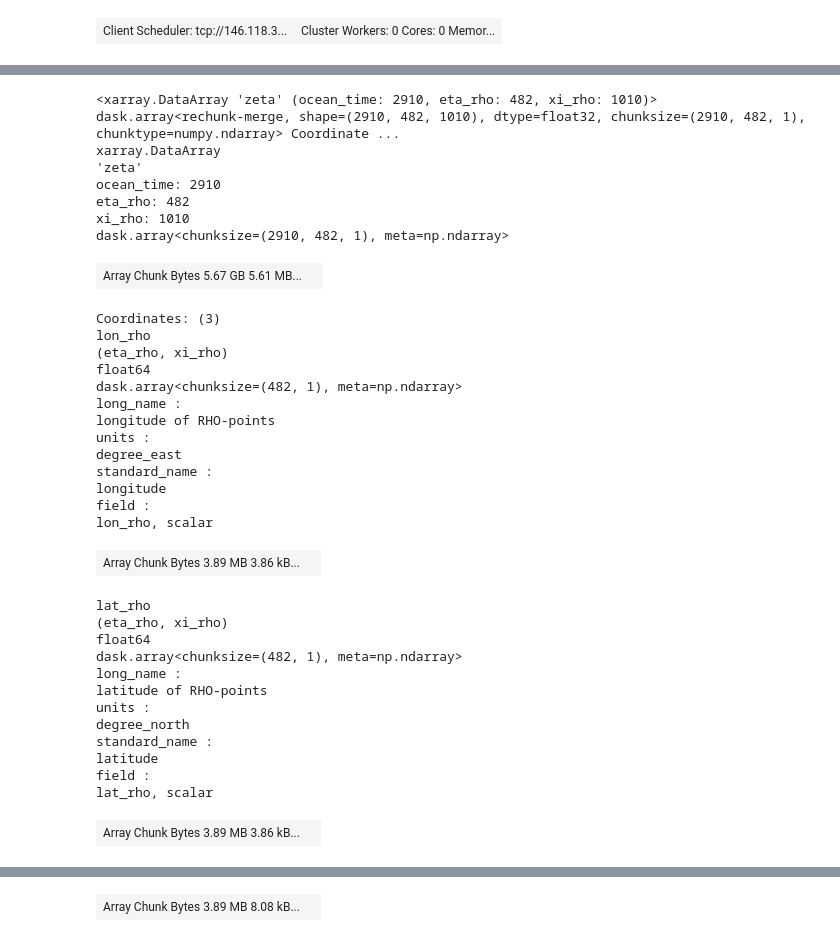
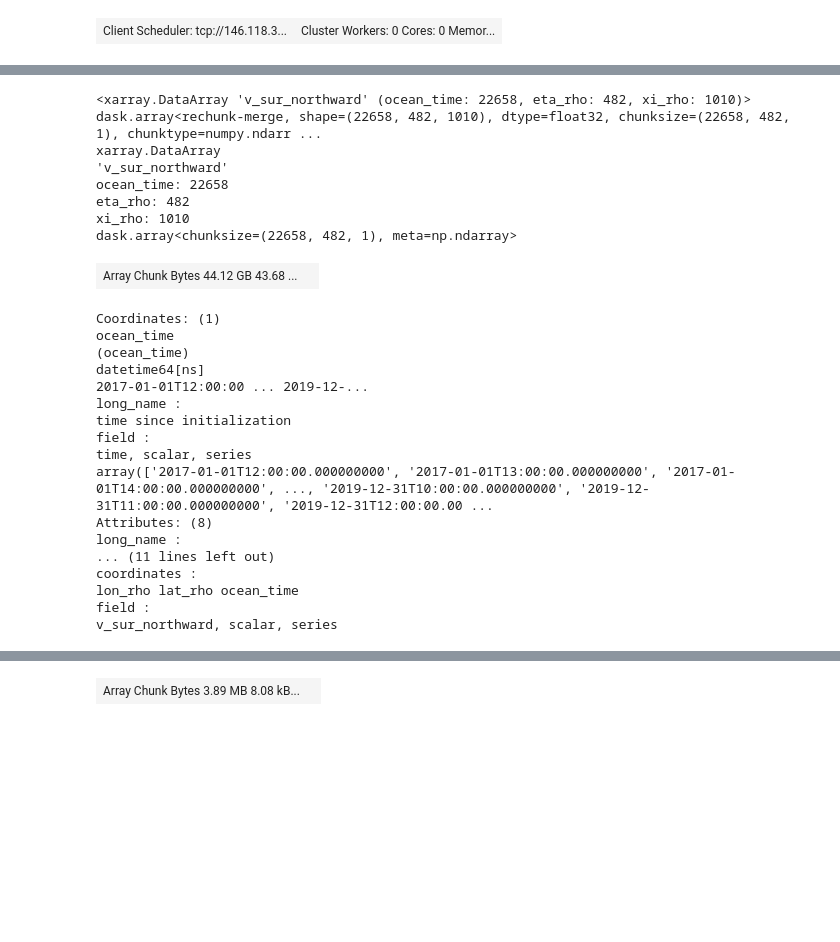
Before and after one commit to mrayson/roms_4dvar_browsebasin, a Jupyter notebook: NOTEBOOKS/calc_sshbc_harmonics_roms.ipynb, the cells around one changed output, grey strips where cells are left out. Saved outputs shown, nothing was run; the diff lists cells and outputs as text; code cells hidden in the pictures; blank space fills up the shorter version.

Commit message:
added harmonic calculation routines

```diff
--- a/NOTEBOOKS/calc_sshbc_harmonics_roms.ipynb
+++ b/NOTEBOOKS/calc_sshbc_harmonics_roms.ipynb
@@ -51,10 +71,23 @@ import matplotlib.pyplot as plt
 #basedir = '/scratch/pawsey0219/ijanekovic/ROMS_CYCLE/outputs/'
 #romsfiles = '{}/qck_*.nc'.format(basedir)
 
-basedir = '/scratch/pawsey0219/ijanekovic/ROMS_CYCLE/outputs/verification'
-romsverfile = '{}/qck_ver_*.nc'.format(basedir)
+#basedir = '/scratch/pawsey0219/ijanekovic/ROMS_CYCLE/outputs/verification'
+#romsverfile = '{}/qck_ver_*.nc'.format(basedir)
+
+romsverfile = '/scratch/pawsey0219/ijanekovic/SSH/*201*.nc'
+
 #roms = xr.open_dataset(romsfile, chunks={})
+def drop_all_coords(ds):
+    return ds.reset_coords(drop=True)
 
 roms = xr.open_mfdataset(sorted(glob(romsverfile)), concat_dim='ocean_time',
-                        parallel=True)
-roms
+                         parallel=True,)
+
+# roms = xr.open_dataset(sorted(glob(romsverfile))[2], engine='netcdf4', chunks={})
+# roms
+
+# from netCDF4 import Dataset
+
+# ds = Dataset(sorted(glob(romsverfile))[0])
+# print(ds)
+# ds.close()
@@ -79,40 +114,35 @@ Coordinates:
 # %%
 # Let's try lazy loading all of the data and chunk
-ssh = roms['zeta'].chunk({'ocean_time':-1, 'eta_rho':-1, 'xi_rho':1})
+varstring = 'northward velocity'
+units = 'm s-1'
+varname_out = 'v'
+outfile = '../DATA/ROMS_NWS_2km_2017_2019_v_Harmonics.nc'
+
+ssh = roms['v_sur_northward'].chunk({'ocean_time':-1, 'eta_rho':-1, 'xi_rho':1})
 ssh
 # %% [output]
-<xarray.DataArray 'zeta' (ocean_time: 2910, eta_rho: 482, xi_rho: 1010)> dask.array<rechunk-merge, shape=(2910, 482, 1010), dtype=float32, chunksize=(2910, 482, 1), chunktype=numpy.ndarray> Coordinate ...
+<xarray.DataArray 'v_sur_northward' (ocean_time: 22658, eta_rho: 482, xi_rho: 1010)> dask.array<rechunk-merge, shape=(22658, 482, 1010), dtype=float32, chunksize=(22658, 482, 1), chunktype=numpy.ndarr ...
 xarray.DataArray
-'zeta'
-ocean_time: 2910
+'v_sur_northward'
+ocean_time: 22658
 eta_rho: 482
 xi_rho: 1010
-dask.array<chunksize=(2910, 482, 1), meta=np.ndarray>
+dask.array<chunksize=(22658, 482, 1), meta=np.ndarray>
-| Array Chunk Bytes 5.67 GB 5.61 MB... |  |
+| Array Chunk Bytes 44.12 GB 43.68 ... |  |
-Coordinates: (3)
-lon_rho
-(eta_rho, xi_rho)
-float64
-dask.array<chunksize=(482, 1), meta=np.ndarray>
+Coordinates: (1)
+ocean_time
+(ocean_time)
+datetime64[ns]
+2017-01-01T12:00:00 ... 2019-12-...
 long_name :
-longitude of RHO-points
-units :
-degree_east
-standard_name :
-longitude
+time since initialization
 field :
-lon_rho, scalar
+time, scalar, series
+array(['2017-01-01T12:00:00.000000000', '2017-01-01T13:00:00.000000000', '2017-01-01T14:00:00.000000000', ..., '2019-12-31T10:00:00.000000000', '2019-12-31T11:00:00.000000000', '2019-12-31T12:00:00.00 ...
+Attributes: (8)
+long_name :
+... (11 lines left out)
+coordinates :
+lon_rho lat_rho ocean_time
+field :
+v_sur_northward, scalar, series
-| Array Chunk Bytes 3.89 MB 3.86 kB... |  |
-lat_rho
-(eta_rho, xi_rho)
-float64
-dask.array<chunksize=(482, 1), meta=np.ndarray>
-long_name :
-latitude of RHO-points
-units :
-degree_north
-standard_name :
-latitude
-field :
-lat_rho, scalar
-| Array Chunk Bytes 3.89 MB 3.86 kB... |  |
```
Also changed, not shown: parts of 31 cells of this notebook, 1 other file.
